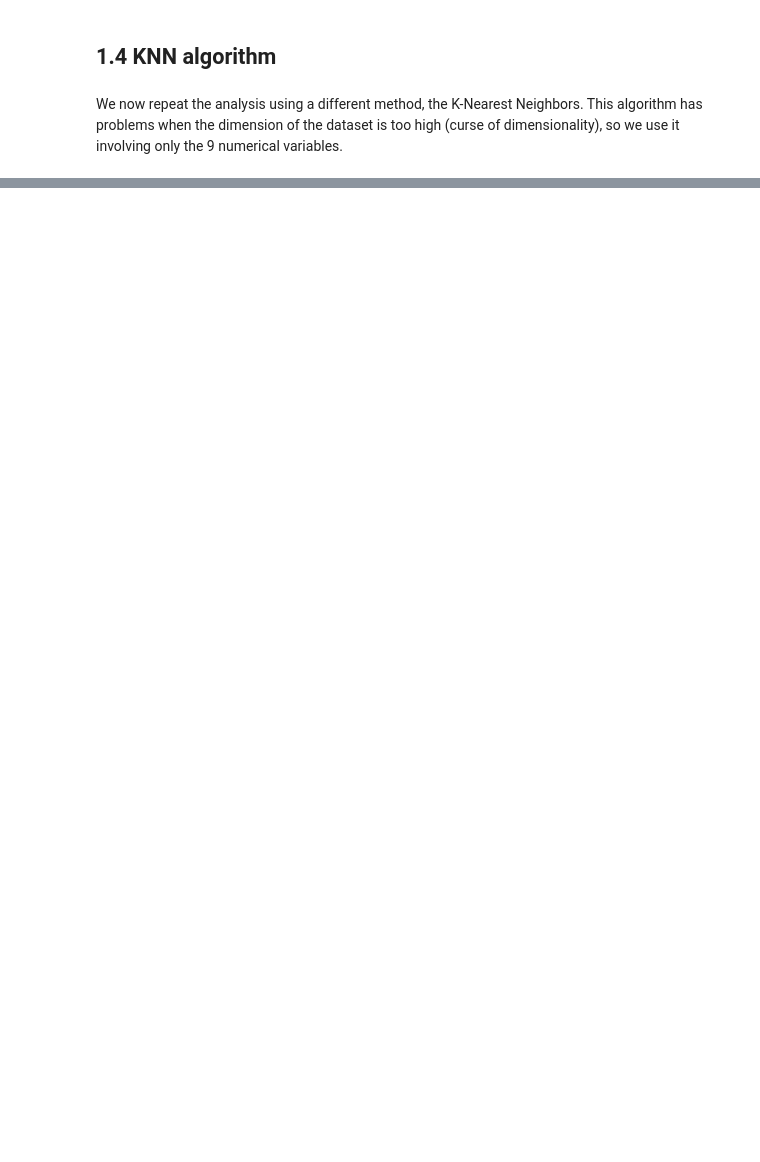
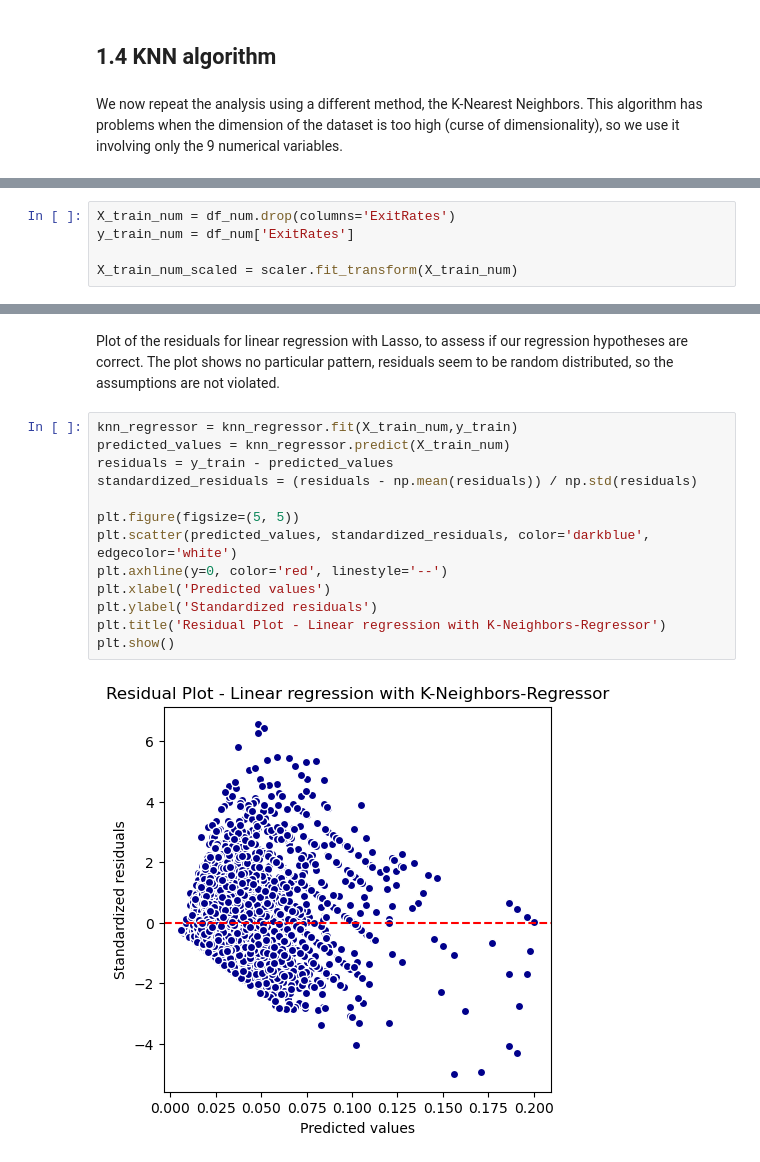
Before and after one commit to sararesta/ML-Homework, a Jupyter notebook: REGRESSION_MR.ipynb, the cells around one changed output, grey strips where cells are left out. Saved outputs shown, nothing was run; the diff lists cells and outputs as text; blank space fills up the shorter version.

```diff
--- a/REGRESSION_MR.ipynb
+++ b/REGRESSION_MR.ipynb
@@ -505 +508,6 @@ We now repeat the analysis using a different method, the K-Nearest Neighbors. Th
+# %%
+X_train_num = df_num.drop(columns='ExitRates')
+y_train_num = df_num['ExitRates']
+
+X_train_num_scaled = scaler.fit_transform(X_train_num)
 # %%
@@ -556,0 +538,17 @@ ValueError: Unknown label type: 'continuous'
+# %% [markdown]
+Plot of the residuals for linear regression with Lasso, to assess if our regression hypotheses are correct. The plot shows no particular pattern, residuals seem to be random distributed, so the assumptions are not violated.
+# %%
+knn_regressor = knn_regressor.fit(X_train_num,y_train)
+predicted_values = knn_regressor.predict(X_train_num)
+residuals = y_train - predicted_values
+standardized_residuals = (residuals - np.mean(residuals)) / np.std(residuals)
+
+plt.figure(figsize=(5, 5))
+plt.scatter(predicted_values, standardized_residuals, color='darkblue', edgecolor='white')
+plt.axhline(y=0, color='red', linestyle='--')
+plt.xlabel('Predicted values')
+plt.ylabel('Standardized residuals')
+plt.title('Residual Plot - Linear regression with K-Neighbors-Regressor')
+plt.show()
+# %% [output]
+[figure, added]
```
Also changed, not shown: parts of 29 cells of this notebook.
